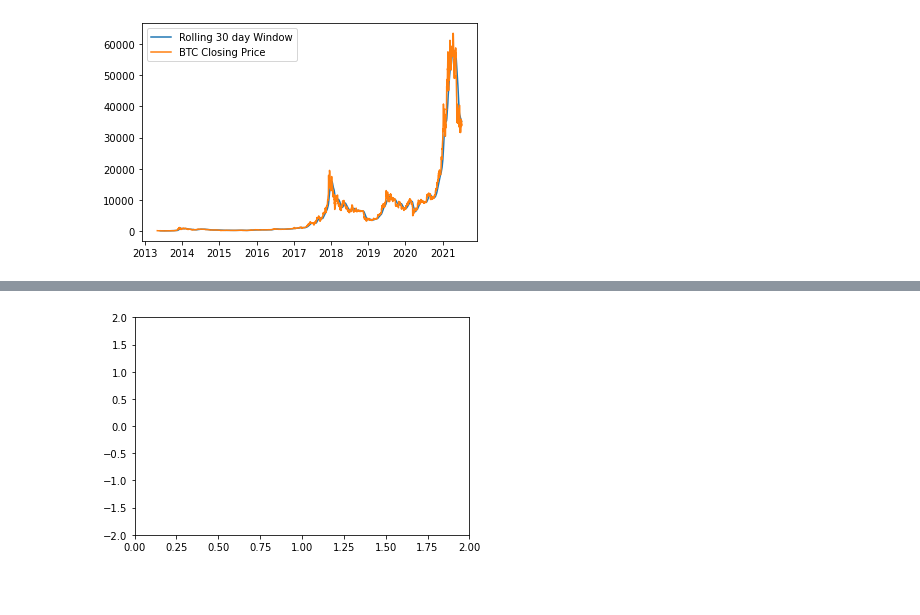
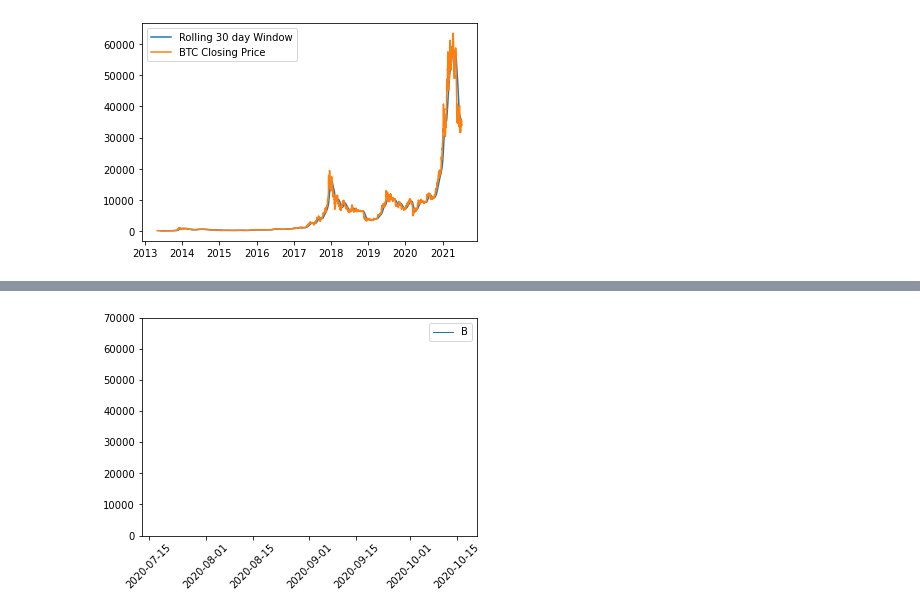
Before and after one commit to DataTortuga/crypto-pair-trade-analysis, a Jupyter notebook: BTC-ETH-Pair-Trade/BTC-ETH-Pair-Trade2.ipynb, the cells around one changed output, grey strips where cells are left out. Cells and saved outputs as stored; diff of their text form; code cells hidden in the pictures; blank space fills up the shorter version.

Commit message:
Finished moving BTC time-series

```diff
--- a/BTC-ETH-Pair-Trade/BTC-ETH-Pair-Trade2.ipynb
+++ b/BTC-ETH-Pair-Trade/BTC-ETH-Pair-Trade2.ipynb
@@ -107,11 +105,19 @@ plt.show()
 # %%
 
 # First set up the figure, the axis, and the plot element we want to animate
 fig = plt.figure()
-ax = plt.axes(xlim=(0, 2), ylim=(-2, 2))
-line, = ax.plot([], [], lw=2)
+
+moving_window = 100
+x_last = a.index.min()+timedelta(days=moving_window)
+x_first = a.index.min()
+
+ax = plt.axes(xlim=(x_first,x_last),ylim=(0,70000))
+#ax.legend('BTC')
+line, = ax.plot([], [], lw=1,label='BTC PRICE')
+line.axes.legend(line.get_label())
+line.axes.tick_params(axis='x', labelrotation = 45)
 # %% [output]
-[figure, old version]
+[figure, new version]
 # %%
 # initialization function: plot the background of each frame
 def init():
```
Also changed, not shown: parts of 11 cells of this notebook.
